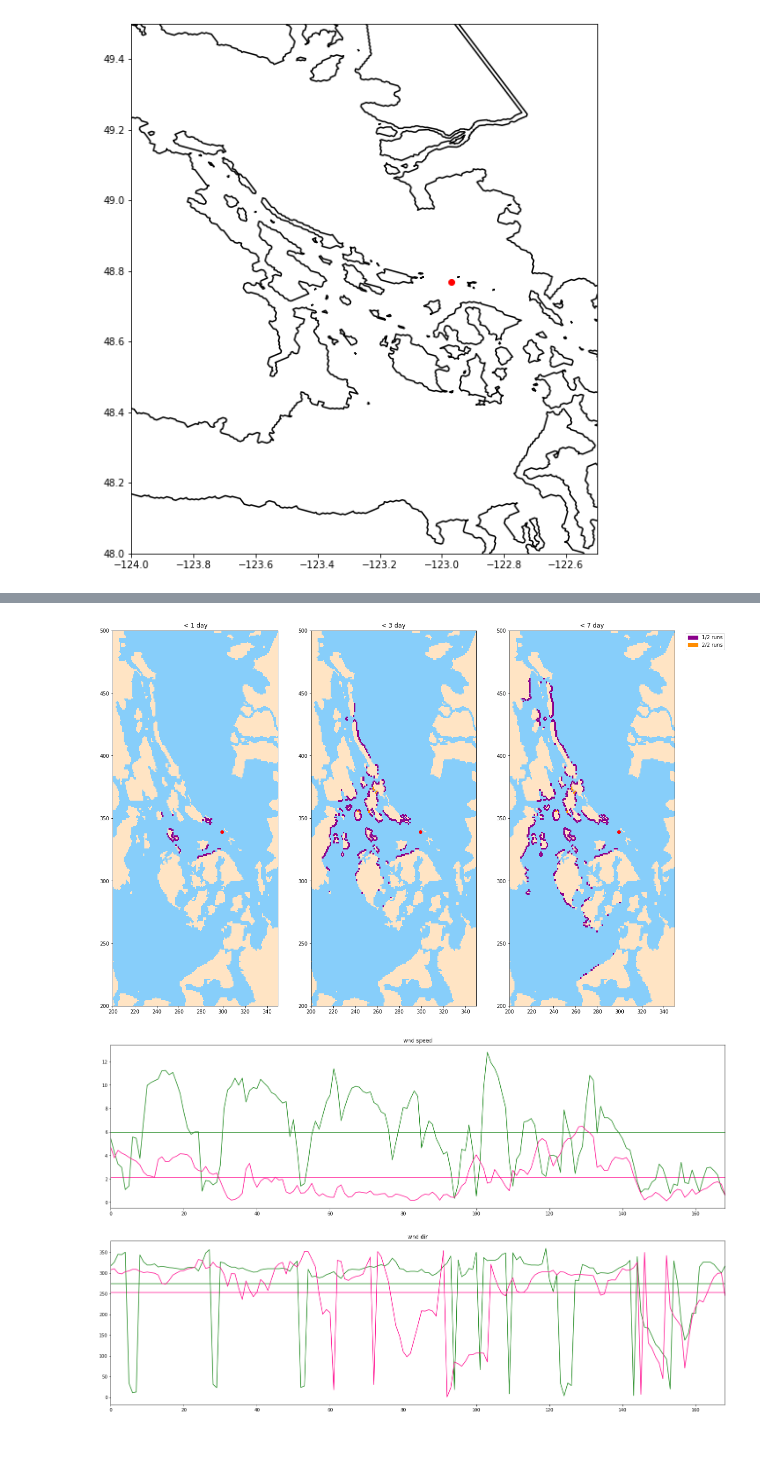
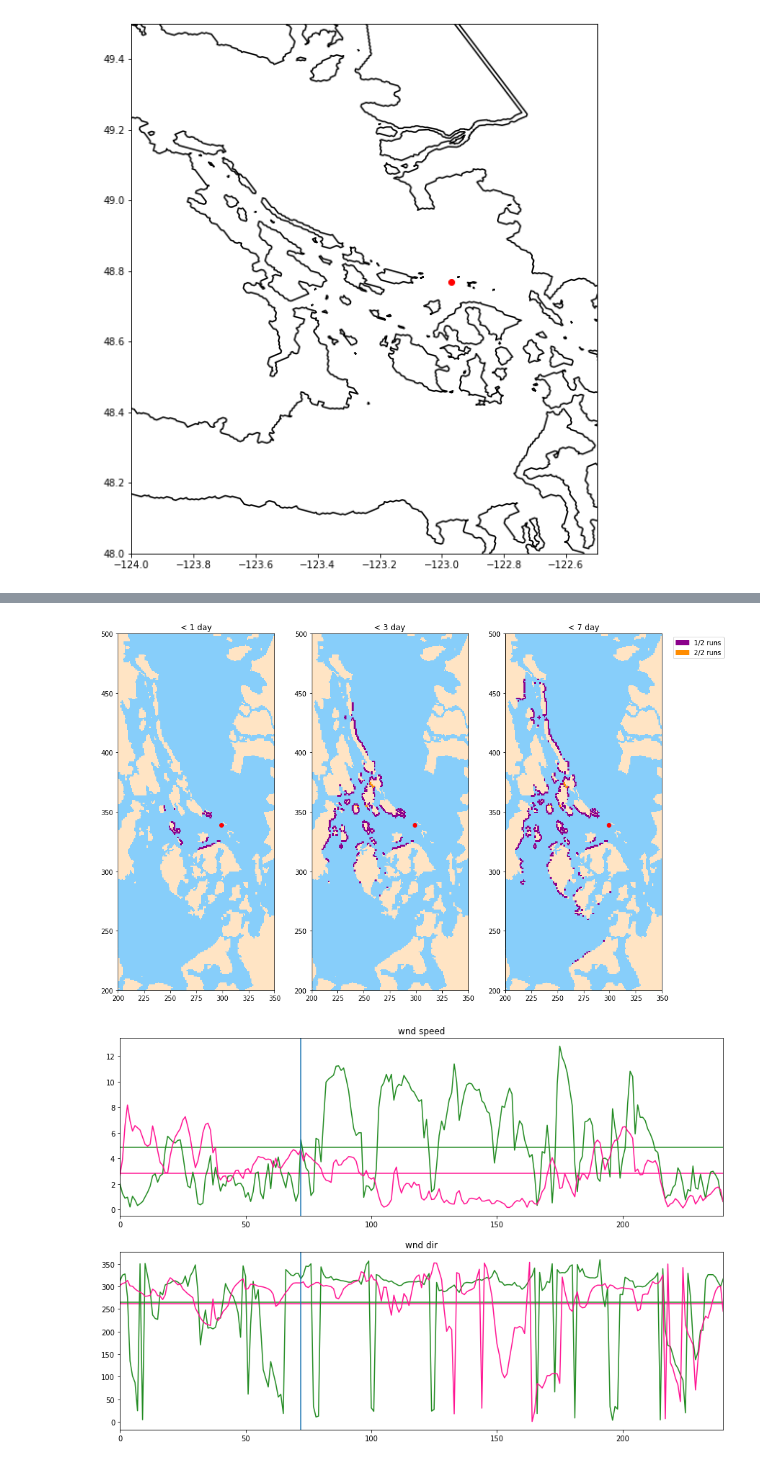
Before and after one commit to SalishSeaCast/analysis-vicky, a Jupyter notebook: notebooks/DiffWindsSameStrat-BP.ipynb, the cells around one changed output, grey strips where cells are left out. Saved outputs shown, nothing was run; the diff lists cells and outputs as text; code cells hidden in the pictures.

```diff
--- a/notebooks/DiffWindsSameStrat-BP.ipynb
+++ b/notebooks/DiffWindsSameStrat-BP.ipynb
@@ -72,10 +72,10 @@ geo_tools.find_closest_model_point(-122.97, 48.77, X, Y)
 # %%
 wind_data = xr.open_dataset('https://salishsea.eos.ubc.ca/erddap/griddap/ubcSSaSurfaceAtmosphereFieldsV1')
 # %%
-time_slice1 = slice('2017-11-23 00:00:00', '2017-11-30 00:00:00')
-time_slice2 = slice('2015-07-22 00:00:00', '2015-07-29 00:00:00')
-time_slice3 = slice('2016-05-04 00:00:00', '2016-05-11 00:00:00')
-time_slice4 = slice('2018-10-16 00:00:00', '2018-10-23 00:00:00')
+time_slice1 = slice('2017-11-20 00:00:00', '2017-11-30 00:00:00')
+time_slice2 = slice('2015-07-19 00:00:00', '2015-07-29 00:00:00')
+time_slice3 = slice('2016-05-01 00:00:00', '2016-05-11 00:00:00')
+time_slice4 = slice('2018-10-13 00:00:00', '2018-10-23 00:00:00')
 # %%
 Yind = 118
 Xind = 158
@@ -132,0 +168,18 @@ for a in ax:
+# %%
+fig, ax = plt.subplots(1,2, figsize = (10,10))
+ax[0].set_title("high winds, sum over time ")
+ax[1].set_title("low winds")
+ax[0].pcolormesh(np.ma.masked_equal(np.sum(high350['OilConcentration_3D'][ :,:], axis=(0,2)), 0),
+                 vmin = 0, vmax = 100, cmap = 'GnBu')
+mesh = ax[1].pcolormesh(np.ma.masked_equal(np.sum(low350['OilConcentration_3D'][ :,:], axis=(0,2)), 0),
+                        vmin = 0, vmax = 100, cmap = 'GnBu')
+for a in ax:
+    a.plot(299,40, 'ro')
+    #viz_tools.set_aspect(a)
+    #a.set_xlim(150,375)
+    a.set_ylim(25, 40)
+p0 = ax[0].get_position().get_points().flatten()
+p1 = ax[1].get_position().get_points().flatten()
+
+ax_cbar = fig.add_axes([p0[0], 0.05, p1[2], 0.05])
+cbar = plt.colorbar(mesh, cax=ax_cbar, orientation='horizontal')
@@ -166,7 +221,7 @@ f1lessthanseven[(f1lessthanseven > 168) | (f1lessthanseven == 0)] = 0
 
 problessthanseven = (f0lessthanseven+f1lessthanseven)/2
 # %%
-fig, ax = plt.subplots(1,2, figsize = (25,25))
+fig, ax = plt.subplots(1,2, figsize = (10,10))
 for a in ax:
     a.pcolormesh(bathy.mask[1:-1, 1:-1], cmap = cmap2)
 ax[0].set_title("high winds")
@@ -190,5 +245,5 @@ cbar.set_label('beaching hour', fontsize = 24);
 # %%
-fig, ax = plt.subplots(1,3, figsize = (20,20))
+fig, ax = plt.subplots(1,3, figsize = (15,10))
 
 for a in ax:
     a.pcolormesh(bathy.mask[1:-1, 1:-1], cmap = cmap2)
@@ -210,23 +265,24 @@ for a in ax:
     a.set_xlim(200,350)
     a.set_ylim(200, 500);
 # %% [output]
-[figure, old version]
+[figure, new version]
 # %%
-fig, ax = plt.subplots(2,1, figsize = (25,15))
+fig, ax = plt.subplots(2,1, figsize = (15,10))
 
 ax[0].plot(wind_speed3, color = 'forestgreen')
 ax[0].plot(wind_speed4, color = 'deeppink')
 ax[0].set_title('wnd speed')
-ax[0].hlines(wind_speed3.mean(), 0, 168, color = 'forestgreen')
-ax[0].hlines(wind_speed4.mean(), 0, 168, color = 'deeppink')
+ax[0].hlines(wind_speed3.mean(), 0, 240, color = 'forestgreen')
+ax[0].hlines(wind_speed4.mean(), 0, 240, color = 'deeppink')
 
 ax[1].plot(wind_dir3, color = 'forestgreen')
 ax[1].plot(wind_dir4, color = 'deeppink')
 ax[1].set_title('wnd dir')
-ax[1].hlines(wind_dir3.mean(), 0, 168, color = 'forestgreen')
-ax[1].hlines(wind_dir4.mean(), 0, 168, color = 'deeppink')
+ax[1].hlines(wind_dir3.mean(), 0, 240, color = 'forestgreen')
+ax[1].hlines(wind_dir4.mean(), 0, 240, color = 'deeppink')
 
 for a in ax:
-    a.set_xlim(0, 168);
+    a.axvline(x=72)
+    a.set_xlim(0, 240);
 # %% [output]
-[figure, old version]
+[figure, new version]
```
Also changed, not shown: parts of 8 cells of this notebook, 4 other files.
